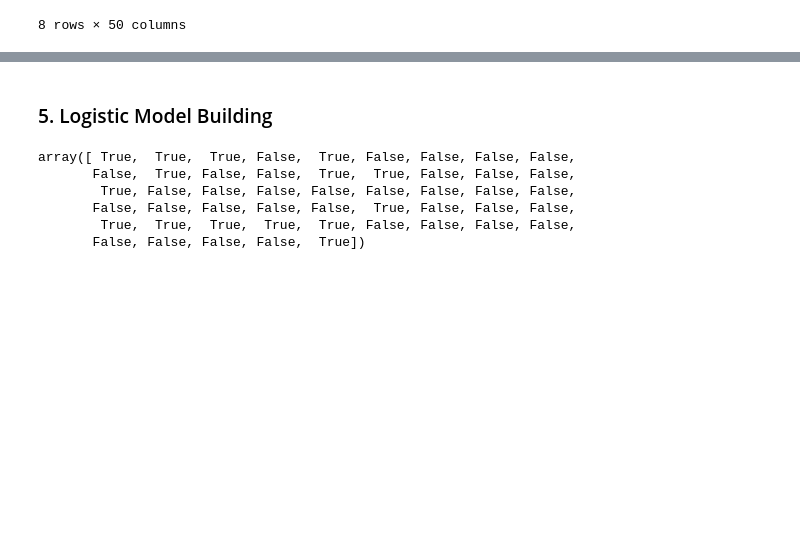
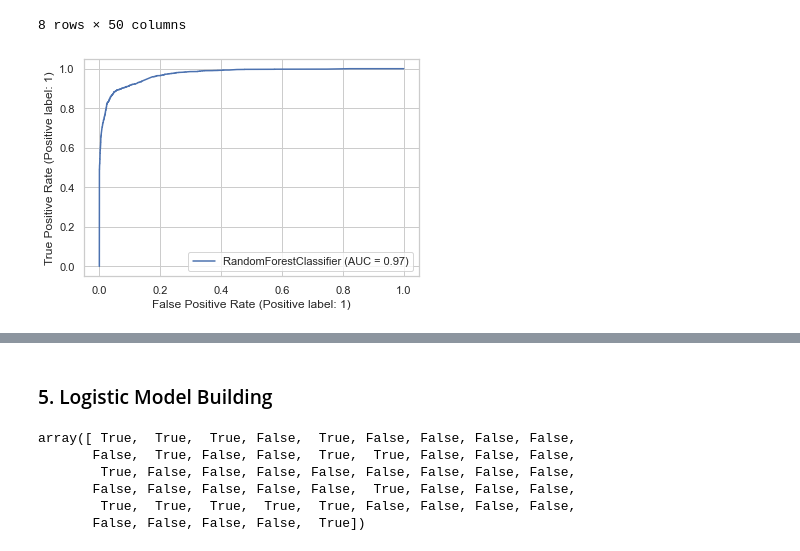
Before and after one commit to SatyugRaj/Lead_Scoring_Case_Study, a Jupyter notebook: LEAD_SCORING_CASE_STUDY.ipynb, the cells around one changed output, grey strips where cells are left out. Saved outputs shown, nothing was run; the diff lists cells and outputs as text; code cells hidden in the pictures; blank space fills up the shorter version.

```diff
--- a/LEAD_SCORING_CASE_STUDY.ipynb
+++ b/LEAD_SCORING_CASE_STUDY.ipynb
@@ -1230,3 +1230,8 @@ X_train.describe()
 | 75% | 0.294118 | 0.404820 | 0.333333 | 1.000000 | 0.000000 | ... |
 | max | 1.000000 | 1.000000 | 1.000000 | 1.000000 | 1.000000 | ... |
 8 rows × 50 columns
+# %%
+plot_roc_curve(best_RF,X_train,y_train)
+plt.show()
+# %% [output]
+[figure, added]
```
Also changed, not shown: parts of 2 cells of this notebook.
